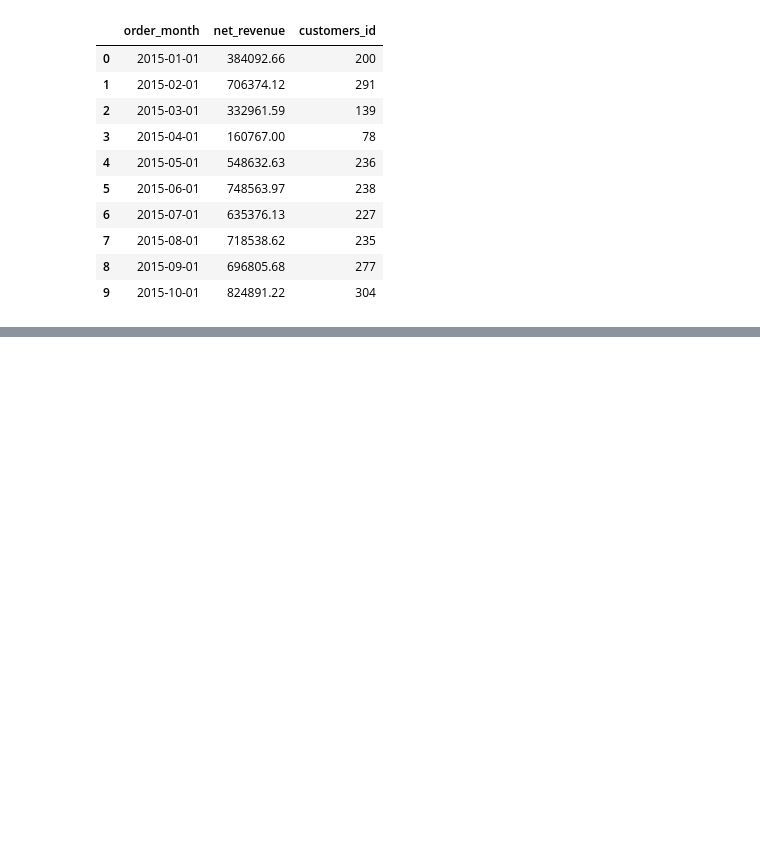
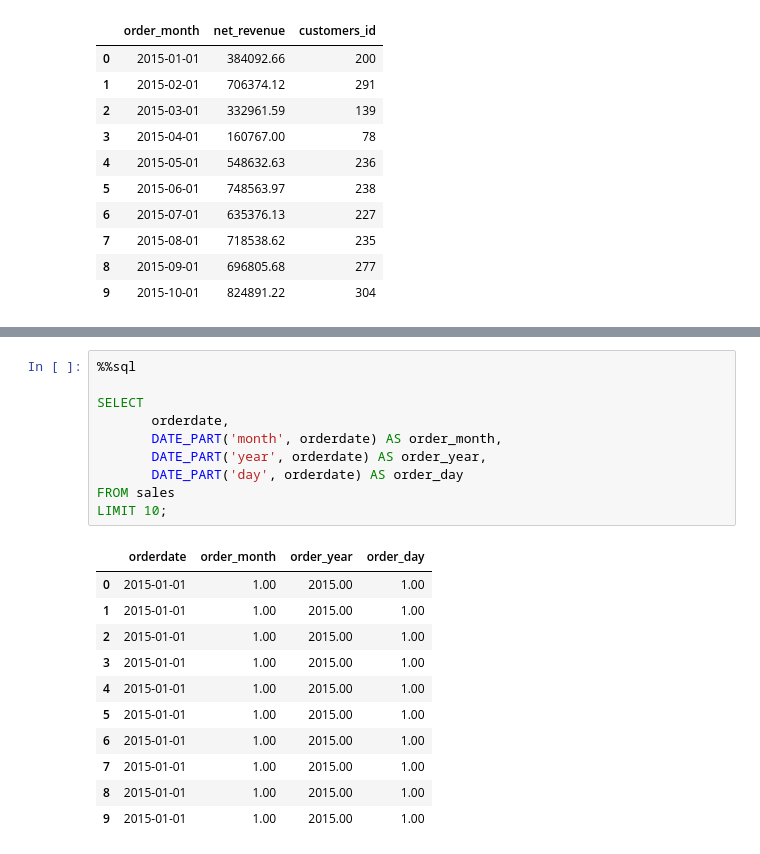
Before and after one commit to bonsoul/Data_Engineering101, a Jupyter notebook: DATE&TIME.ipynb, the cells around one changed output, grey strips where cells are left out. Drawn from its saved outputs; the diff is of its cells as text; blank space fills up the shorter version.

```diff
--- a/DATE&TIME.ipynb
+++ b/DATE&TIME.ipynb
@@ -120,0 +145,22 @@ LIMIT 10;
+# %%
+%%sql
+
+SELECT
+       orderdate,
+       DATE_PART('month', orderdate) AS order_month,
+       DATE_PART('year', orderdate) AS order_year,
+       DATE_PART('day', orderdate) AS order_day
+FROM sales
+LIMIT 10;
+# %% [output]
+|  | orderdate | order_month | order_year | order_day |
+| 0 | 2015-01-01 | 1.00 | 2015.00 | 1.00 |
+| 1 | 2015-01-01 | 1.00 | 2015.00 | 1.00 |
+| 2 | 2015-01-01 | 1.00 | 2015.00 | 1.00 |
+| 3 | 2015-01-01 | 1.00 | 2015.00 | 1.00 |
+| 4 | 2015-01-01 | 1.00 | 2015.00 | 1.00 |
+| 5 | 2015-01-01 | 1.00 | 2015.00 | 1.00 |
+| 6 | 2015-01-01 | 1.00 | 2015.00 | 1.00 |
+| 7 | 2015-01-01 | 1.00 | 2015.00 | 1.00 |
+| 8 | 2015-01-01 | 1.00 | 2015.00 | 1.00 |
+| 9 | 2015-01-01 | 1.00 | 2015.00 | 1.00 |
```
Also changed, not shown: parts of 1 cell of this notebook.
